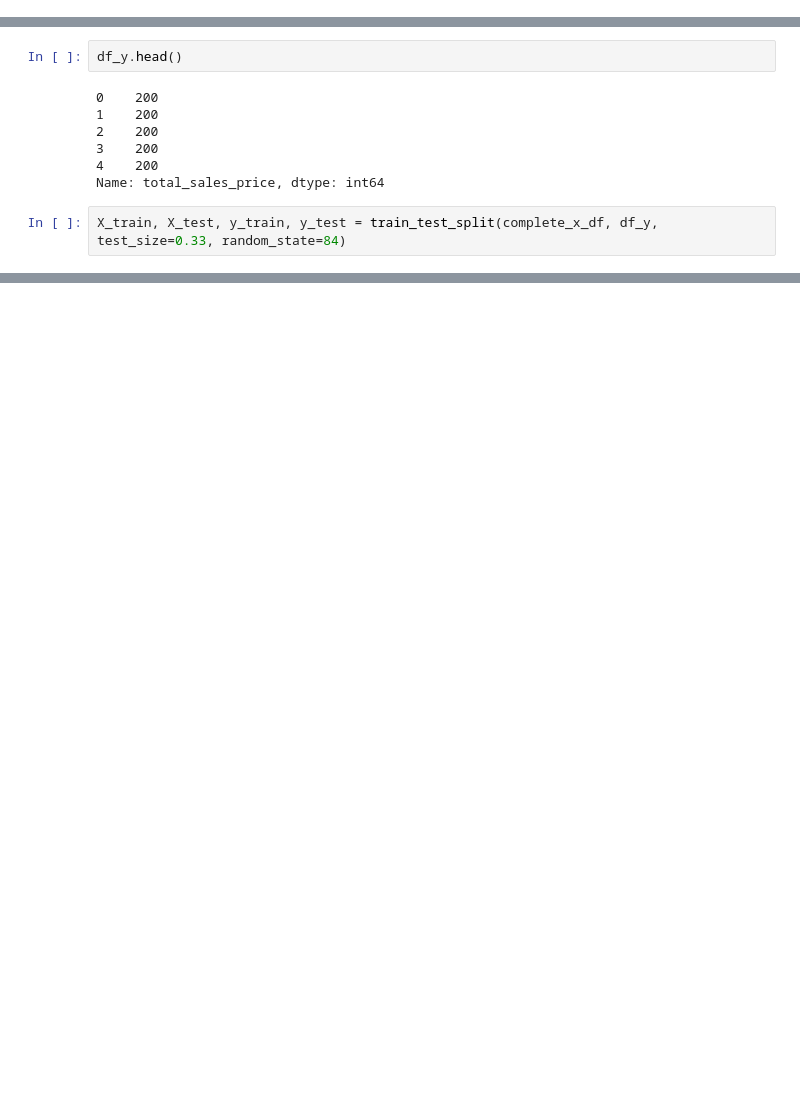
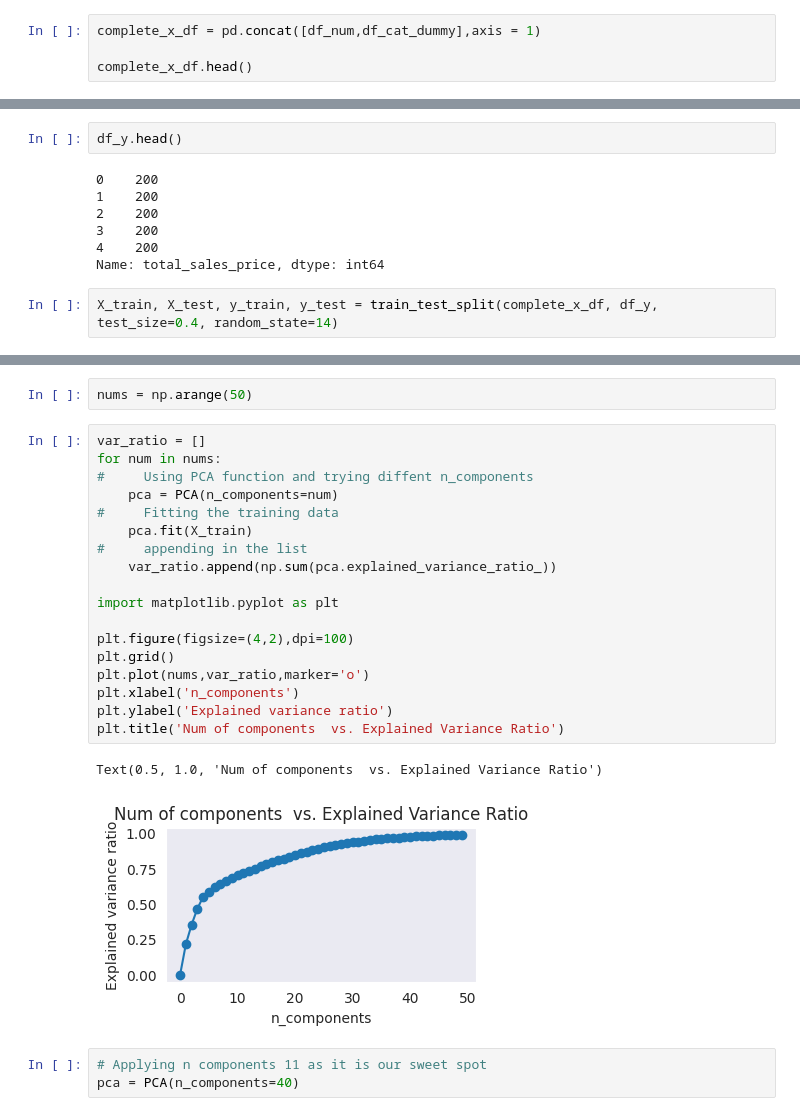
Before and after one commit to ChiragB254/Kaggle-Notebooks, a Jupyter notebook: dimond-price-prediction.ipynb, the cells around one changed output, grey strips where cells are left out. Saved outputs shown, nothing was run; the diff lists cells and outputs as text; blank space fills up the shorter version.

```diff
--- a/dimond-price-prediction.ipynb
+++ b/dimond-price-prediction.ipynb
@@ -789,0 +784,4 @@ complete_x_df.head()
+# %%
+complete_x_df = pd.concat([df_num,df_cat_dummy],axis = 1)
+
+complete_x_df.head()
@@ -797,7 +806,7 @@ df_y.head()
 4    200
 Name: total_sales_price, dtype: int64
 # %%
-X_train, X_test, y_train, y_test = train_test_split(complete_x_df, df_y, test_size=0.33, random_state=84)
+X_train, X_test, y_train, y_test = train_test_split(complete_x_df, df_y, test_size=0.4, random_state=14)
 # %%
 X_train.shape,X_test.shape,y_train.shape,y_test.shape
 # %% [output]
@@ -804,0 +824,26 @@ X_train.shape,X_test.shape,y_train.shape,y_test.shape
+# %%
+nums = np.arange(50)
+# %%
+var_ratio = []
+for num in nums:
+#     Using PCA function and trying diffent n_components
+    pca = PCA(n_components=num)
+#     Fitting the training data
+    pca.fit(X_train)
+#     appending in the list
+    var_ratio.append(np.sum(pca.explained_variance_ratio_))
+
+import matplotlib.pyplot as plt
+
+plt.figure(figsize=(4,2),dpi=100)
+plt.grid()
+plt.plot(nums,var_ratio,marker='o')
+plt.xlabel('n_components')
+plt.ylabel('Explained variance ratio')
+plt.title('Num of components  vs. Explained Variance Ratio')
+# %% [output]
+Text(0.5, 1.0, 'Num of components  vs. Explained Variance Ratio')
+[figure, added]
+# %%
+# Applying n components 11 as it is our sweet spot
+pca = PCA(n_components=40)
```
Also changed, not shown: parts of 34 cells of this notebook.
